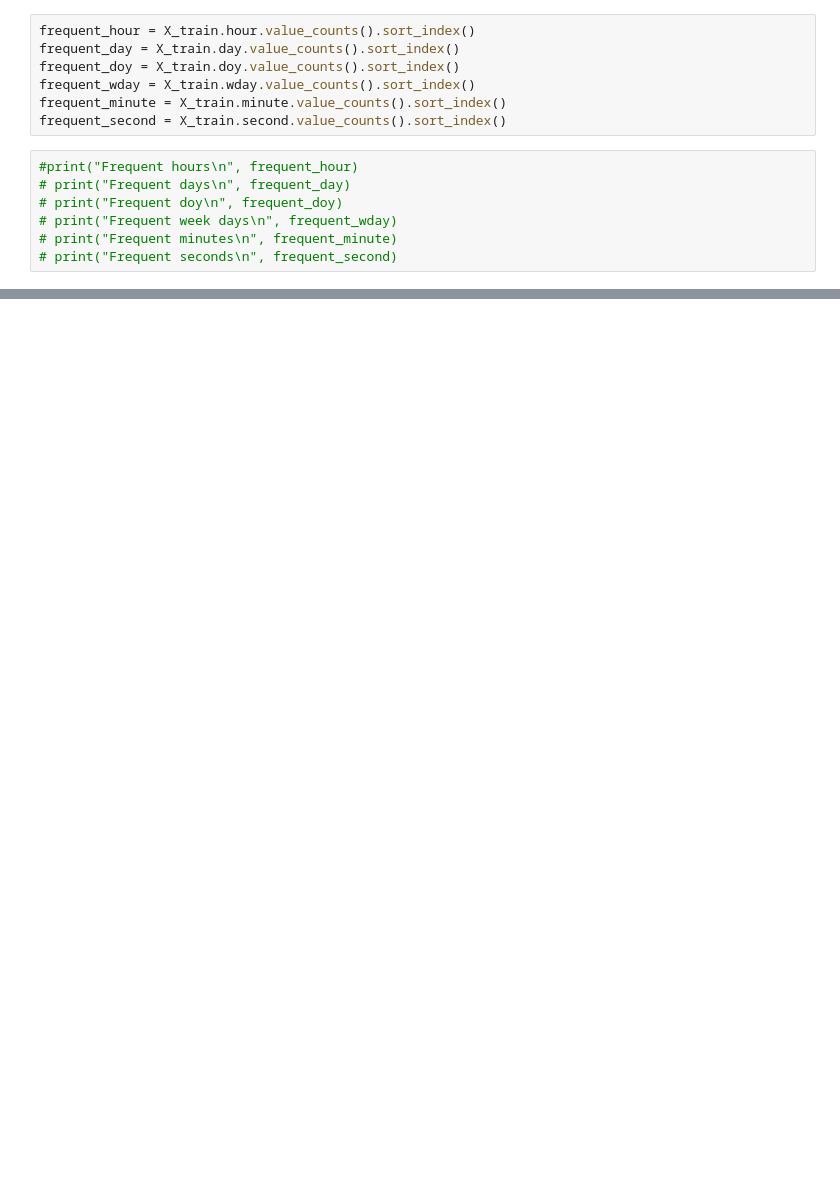
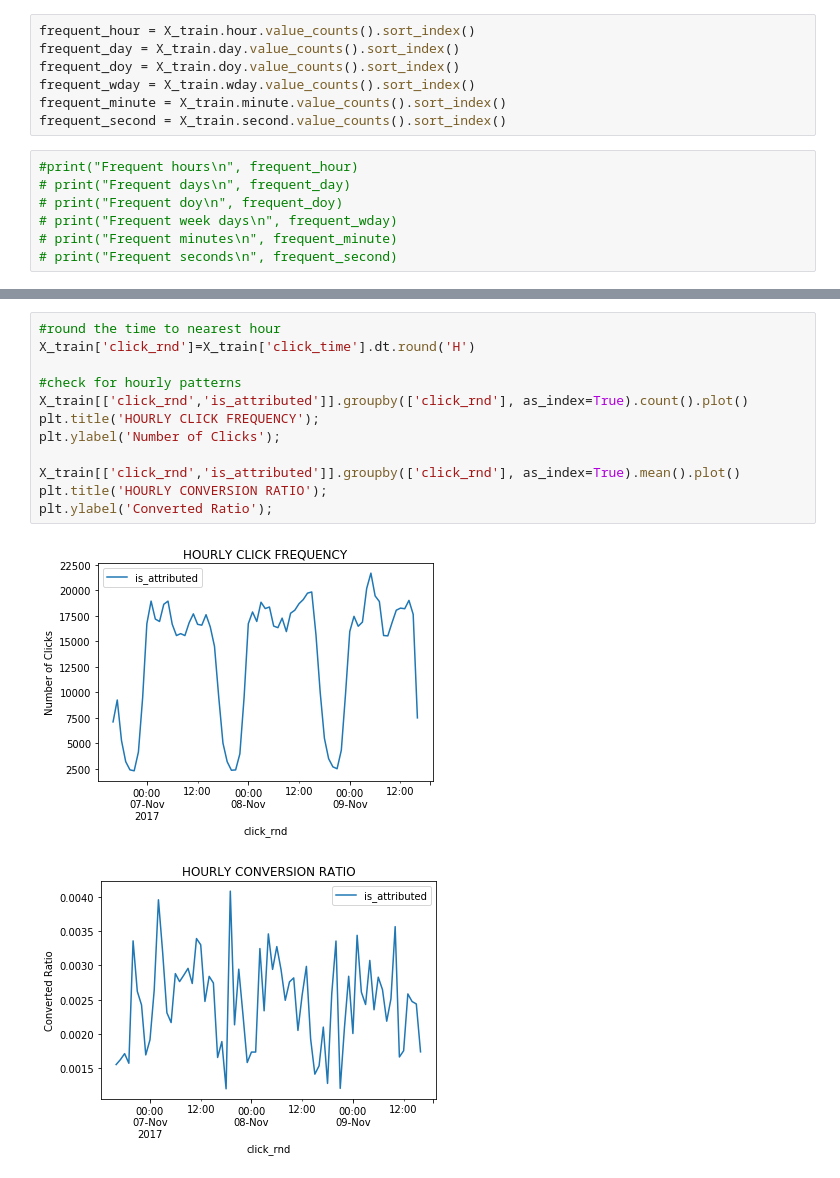
Before and after one commit to 181192/DAT158ML-Oblig02, a Jupyter notebook: Fraud Detection.ipynb, the cells around one changed output, grey strips where cells are left out. Cells and saved outputs as stored; diff of their text form; blank space fills up the shorter version.

```diff
--- a/Fraud Detection.ipynb
+++ b/Fraud Detection.ipynb
@@ -359,0 +408,15 @@ plt.show()
+# %%
+#round the time to nearest hour
+X_train['click_rnd']=X_train['click_time'].dt.round('H')
+
+#check for hourly patterns
+X_train[['click_rnd','is_attributed']].groupby(['click_rnd'], as_index=True).count().plot()
+plt.title('HOURLY CLICK FREQUENCY');
+plt.ylabel('Number of Clicks');
+
+X_train[['click_rnd','is_attributed']].groupby(['click_rnd'], as_index=True).mean().plot()
+plt.title('HOURLY CONVERSION RATIO');
+plt.ylabel('Converted Ratio');
+# %% [output]
+[figure, added]
+[figure, added]
```
Also changed, not shown: parts of 12 cells of this notebook.
